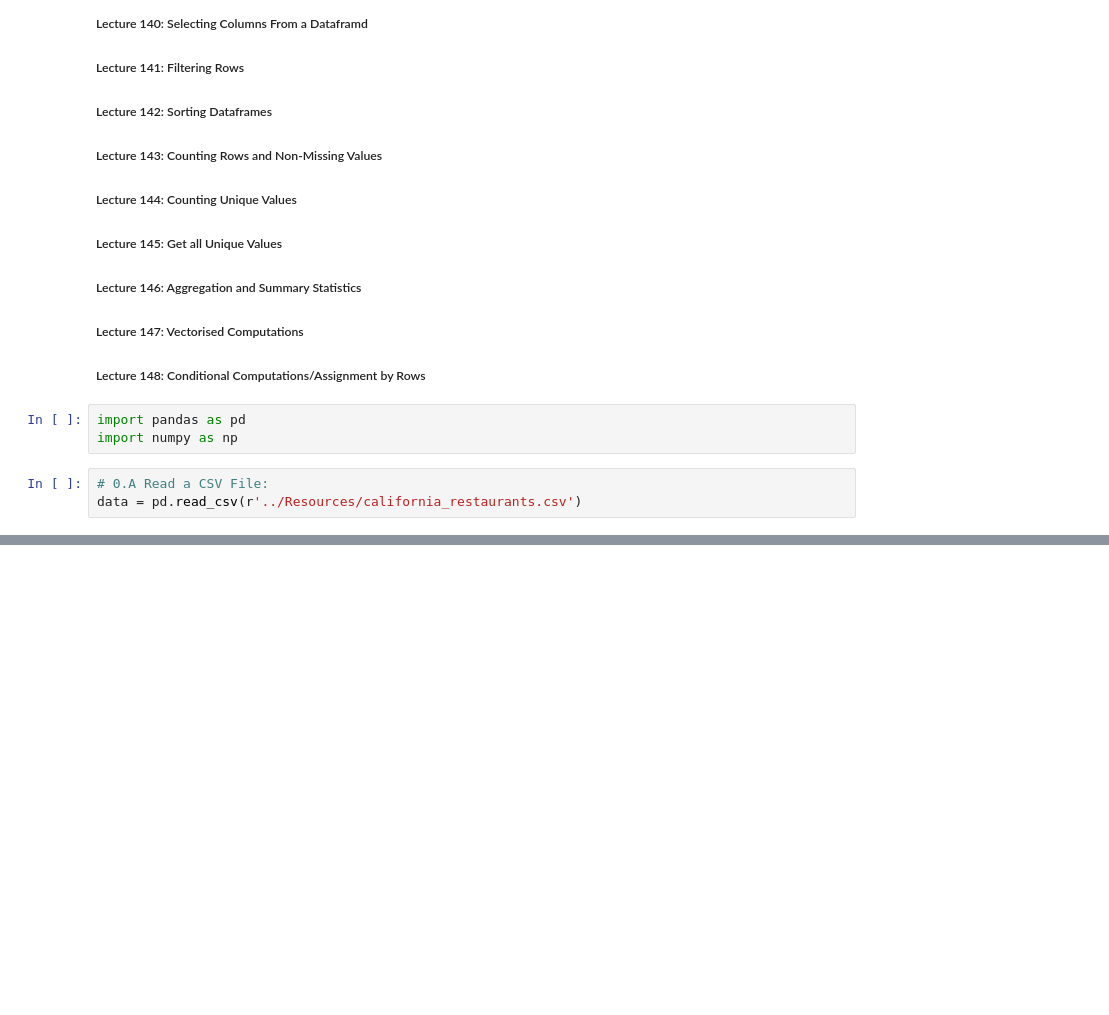
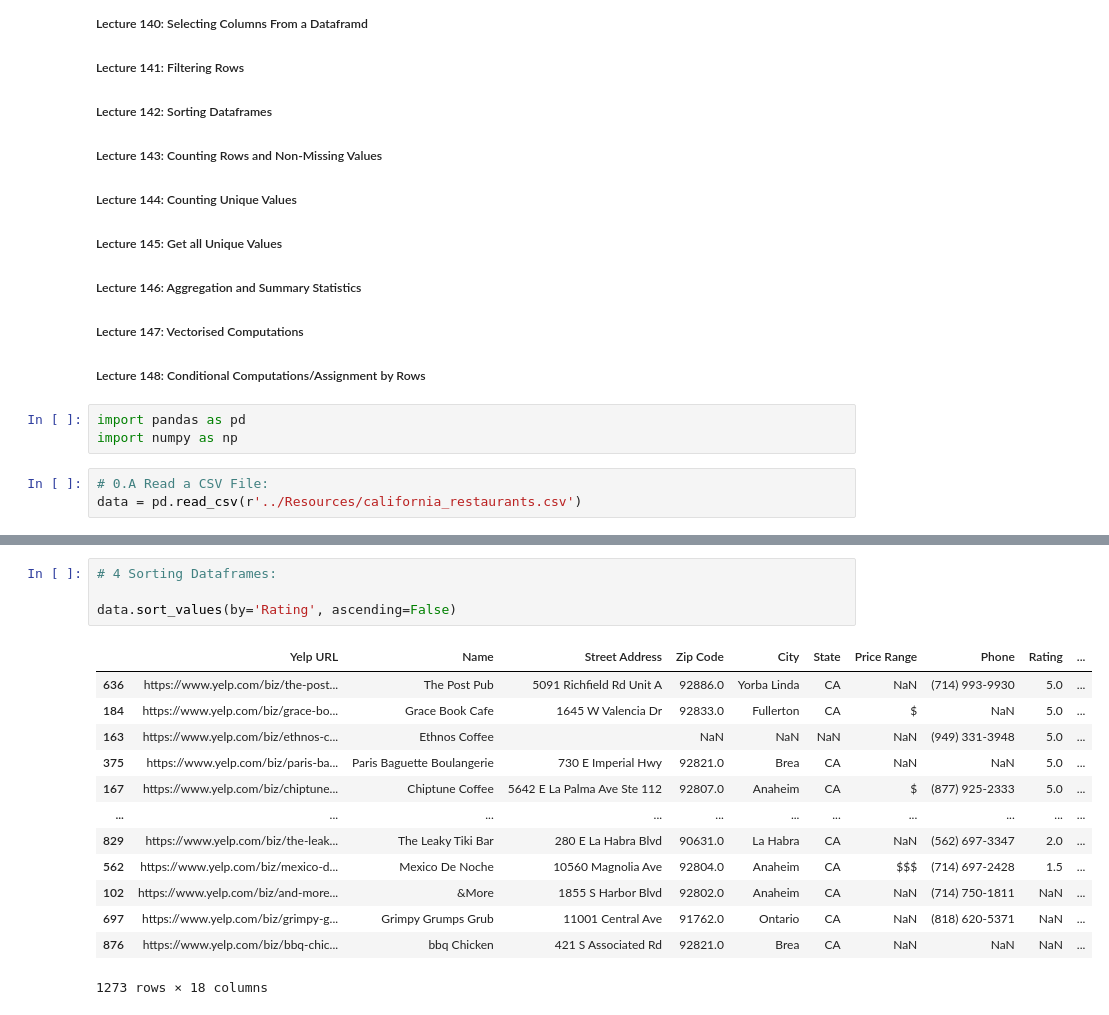
Before and after one commit to RoyAWilson/FntstcPythonDtScncMchnLrnng, a Jupyter notebook: Section_25_DataAnalPandas/135_Pandas.ipynb, the cells around one changed output, grey strips where cells are left out. Cells and saved outputs as stored; diff of their text form; blank space fills up the shorter version.

```diff
--- a/Section_25_DataAnalPandas/135_Pandas.ipynb
+++ b/Section_25_DataAnalPandas/135_Pandas.ipynb
@@ -32,0 +179,18 @@ data.head(5)
+# %%
+# 4 Sorting Dataframes:
+
+data.sort_values(by='Rating', ascending=False)
+# %% [output]
+|  | Yelp URL | Name | Street Address | Zip Code | City | State | Price Range | Phone | Rating | ... |
+| 636 | https://www.yelp.com/biz/the-post... | The Post Pub | 5091 Richfield Rd Unit A | 92886.0 | Yorba Linda | CA | NaN | (714) 993-9930 | 5.0 | ... |
+| 184 | https://www.yelp.com/biz/grace-bo... | Grace Book Cafe | 1645 W Valencia Dr | 92833.0 | Fullerton | CA | $ | NaN | 5.0 | ... |
+| 163 | https://www.yelp.com/biz/ethnos-c... | Ethnos Coffee |  | NaN | NaN | NaN | NaN | (949) 331-3948 | 5.0 | ... |
+| 375 | https://www.yelp.com/biz/paris-ba... | Paris Baguette Boulangerie | 730 E Imperial Hwy | 92821.0 | Brea | CA | NaN | NaN | 5.0 | ... |
+| 167 | https://www.yelp.com/biz/chiptune... | Chiptune Coffee | 5642 E La Palma Ave Ste 112 | 92807.0 | Anaheim | CA | $ | (877) 925-2333 | 5.0 | ... |
+| ... | ... | ... | ... | ... | ... | ... | ... | ... | ... | ... |
+| 829 | https://www.yelp.com/biz/the-leak... | The Leaky Tiki Bar | 280 E La Habra Blvd | 90631.0 | La Habra | CA | NaN | (562) 697-3347 | 2.0 | ... |
+| 562 | https://www.yelp.com/biz/mexico-d... | Mexico De Noche | 10560 Magnolia Ave | 92804.0 | Anaheim | CA | $$$ | (714) 697-2428 | 1.5 | ... |
+| 102 | https://www.yelp.com/biz/and-more... | &More | 1855 S Harbor Blvd | 92802.0 | Anaheim | CA | NaN | (714) 750-1811 | NaN | ... |
+| 697 | https://www.yelp.com/biz/grimpy-g... | Grimpy Grumps Grub | 11001 Central Ave | 91762.0 | Ontario | CA | NaN | (818) 620-5371 | NaN | ... |
+| 876 | https://www.yelp.com/biz/bbq-chic... | bbq Chicken | 421 S Associated Rd | 92821.0 | Brea | CA | NaN | NaN | NaN | ... |
+1273 rows × 18 columns
```
Also changed, not shown: parts of 45 cells of this notebook, 3 other files.
